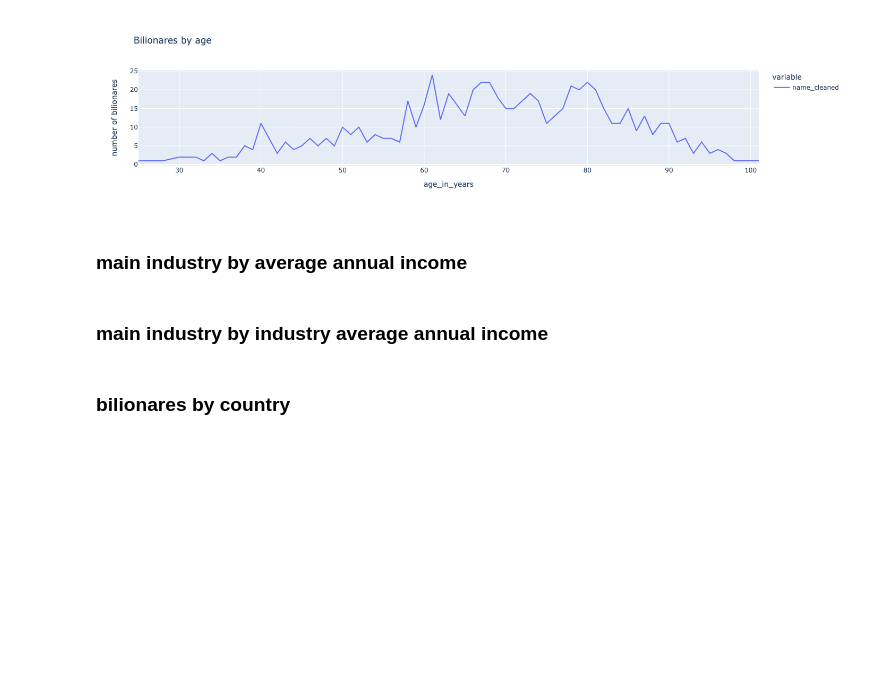
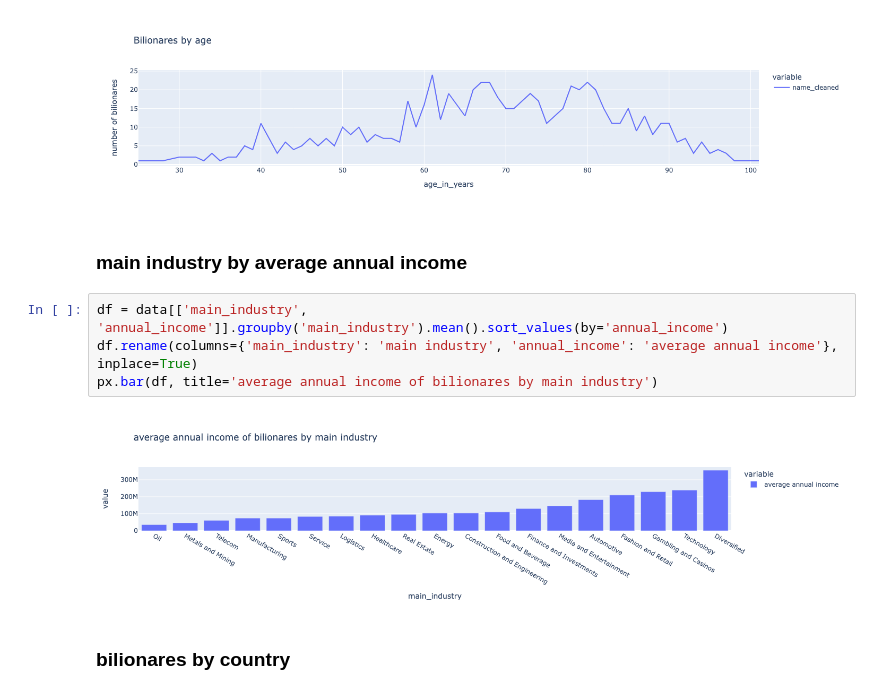
Before and after one commit to DaliDalmas/global-bilionare-wealth, a Jupyter notebook: labs/Untitled.ipynb, the cells around one changed output. Cells and saved outputs as stored; diff of their text form; blank space fills up the shorter version.

```diff
--- a/labs/Untitled.ipynb
+++ b/labs/Untitled.ipynb
@@ -68,8 +74,12 @@ px.line(df, title='Bilionares by age', labels={'age_in_year': 'age', 'value': 'n
 [figure]
 # %% [markdown]
 ### main industry by average annual income
-# %% [markdown]
-### main industry by industry average annual income
+# %%
+df = data[['main_industry', 'annual_income']].groupby('main_industry').mean().sort_values(by='annual_income')
+df.rename(columns={'main_industry': 'main industry', 'annual_income': 'average annual income'}, inplace=True)
+px.bar(df, title='average annual income of bilionares by main industry')
+# %% [output]
+[figure, added]
 # %% [markdown]
 ### bilionares by country
 # %%
```
Also changed, not shown: parts of 3 cells of this notebook, 1 other file.
